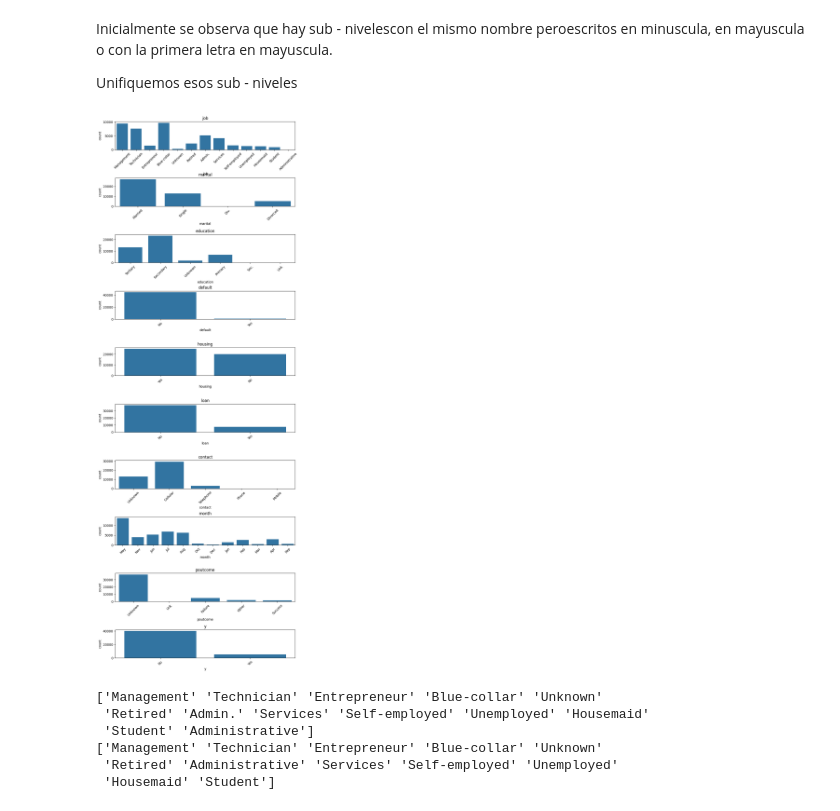
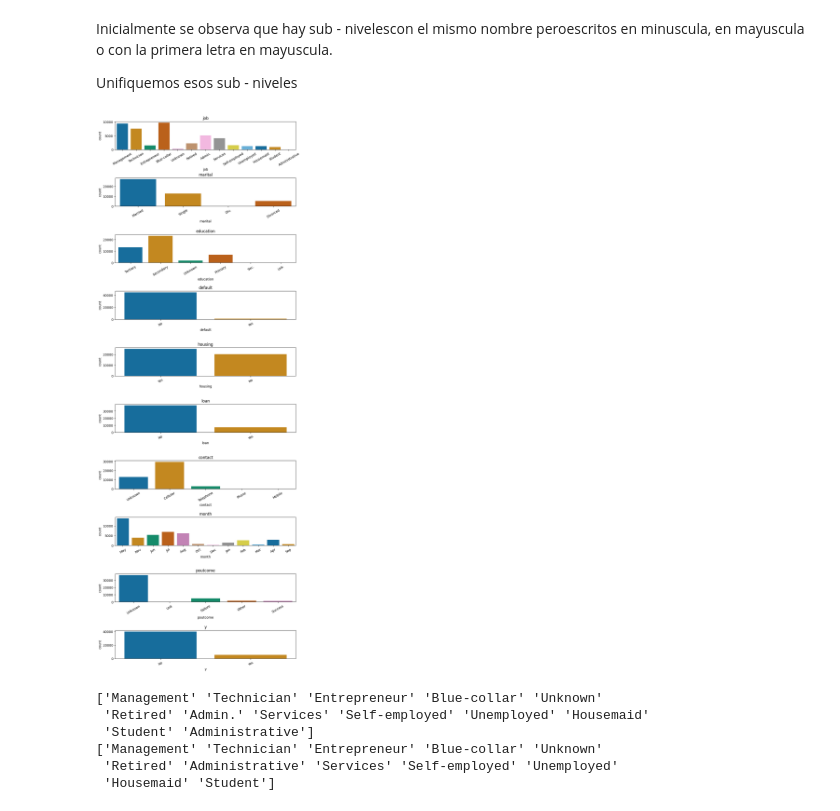
Before and after one commit to CharlieHndz/Talento-Tech-2024-Carlos-Hdez, a Jupyter notebook: Practica_Banco.ipynb, the cells around one changed output. Cells and saved outputs as stored; diff of their text form; code cells hidden in the pictures.

```diff
--- a/Practica_Banco.ipynb
+++ b/Practica_Banco.ipynb
@@ -320,7 +320,7 @@ fig, ax = plt.subplots(nrows=10, ncols=1, figsize=(10,30))
 fig.subplots_adjust(hspace=1)
 
 for i, col in enumerate(cols_cat):
-    sns.countplot(x=col, data=data, ax=ax[i])
+    sns.countplot(x=col, hue=col,  data=data, ax=ax[i], palette = 'colorblind', legend=False)
     ax[i].set_title(col)
-    ax[i].set_xticklabels(ax[i].get_xticklabels(), rotation=30)
+    ax[i].tick_params(axis='x', labelrotation = 30)
 # %% [output]
@@ -331,19 +331,21 @@ Inicialmente se observa que hay sub - nivelescon el mismo nombre peroescritos en
 Unifiquemos esos sub - niveles
 # %%
 for column in data.columns:
-  # Representar en minusculas solo si la columna es categórica
+  # Representar en minusculas y primera en mayuscula solo si la columna es categórica
   if column in cols_cat:
     data[column] = data [column].str.capitalize()
+
+  #Graficar nuevamente
 
 fig, ax = plt.subplots(nrows=10, ncols=1, figsize=(10,30))
 fig.subplots_adjust(hspace=1)
 
 for i, col in enumerate(cols_cat):
-    sns.countplot(x=col, data=data, ax=ax[i])
+    sns.countplot(x=col, hue=col,  data=data, ax=ax[i], palette = 'colorblind', legend=False)
     ax[i].set_title(col)
-    ax[i].set_xticklabels(ax[i].get_xticklabels(), rotation=45)
+    ax[i].tick_params(axis='x', labelrotation = 30)
 # %% [output]
-[figure, old version]
+[figure, new version]
 # %%
 # job unificar Administrative y Admin.
 print (data['job'].unique())
```
Also changed, not shown: parts of 4 cells of this notebook.
